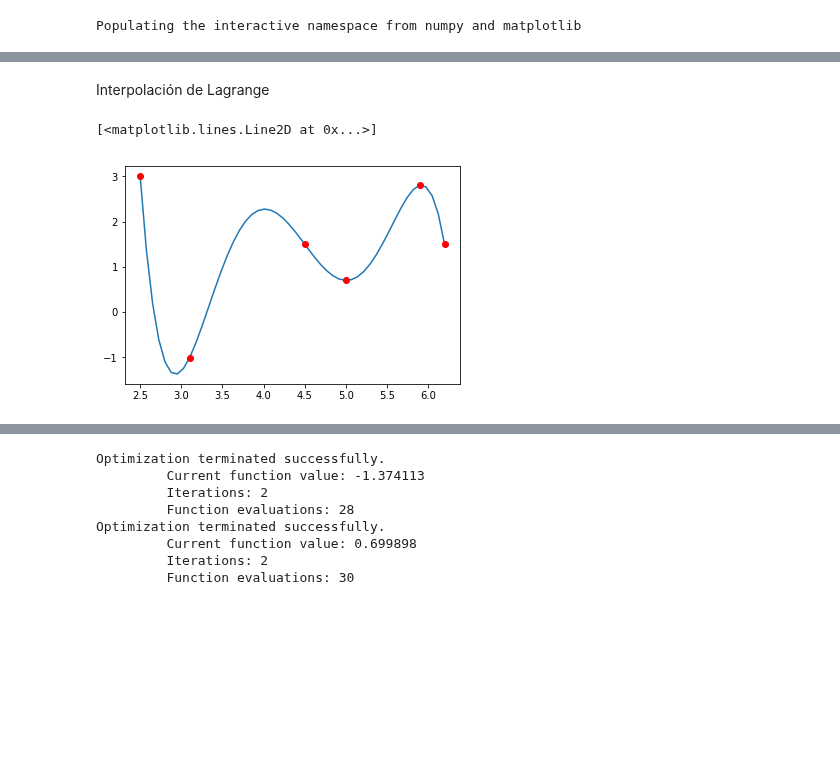
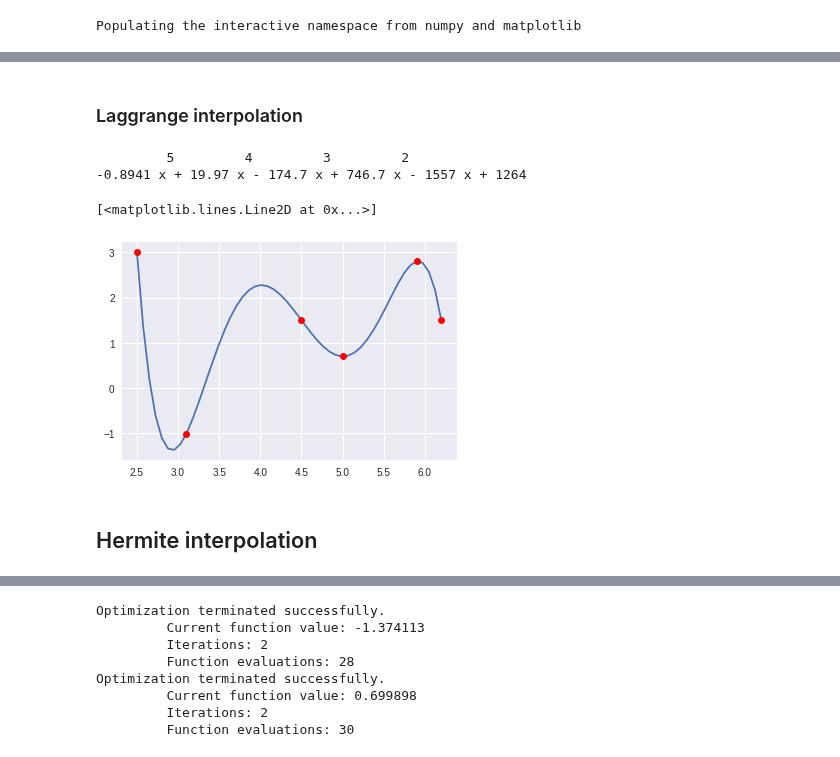
Before and after one commit to restrepo/ComputationalMethods, a Jupyter notebook: material/Minimization.ipynb, the cells around one changed output, grey strips where cells are left out. Cells and saved outputs as stored; diff of their text form; code cells hidden in the pictures; blank space fills up the shorter version.

```diff
--- a/material/Minimization.ipynb
+++ b/material/Minimization.ipynb
@@ -25,3 +19,4 @@ Puntos a intrepolar
 # %%
-X=[2.5,3.1,4.5,5,5.9,6.2]
-Y=[3,-1.01,1.5,0.7,2.8,1.5]
+df=pd.DataFrame({'X':[2.5,3.1,4.5,5,5.9,6.2],
+              'Y':[3,-1.01,1.5,0.7,2.8,1.5]})
+df
@@ -28,11 +31,18 @@ Y=[3,-1.01,1.5,0.7,2.8,1.5]
-# %% [markdown]
-Interpolación de Lagrange
+# %% [markdown]
+### Laggrange interpolation
 # %%
-pol=interpolate.lagrange(X,Y)
-x=np.linspace(X[0],X[5])
+pol=interpolate.lagrange(df.X,df.Y)
+x=np.linspace(df.X.iloc[0],df.X.iloc[-1])
+# %%
+print(pol)
+# %% [output]
+         5         4         3         2
+-0.8941 x + 19.97 x - 174.7 x + 746.7 x - 1557 x + 1264
 # %%
 plt.plot(x,pol(x))
-plt.plot(X,Y,'ro')
+plt.plot(df.X,df.Y,'ro')
 # %% [output]
 [<matplotlib.lines.Line2D at 0x...>]
-[figure, old version]
+[figure, new version]
+# %% [markdown]
+## Hermite interpolation
```
Also changed, not shown: parts of 17 cells of this notebook.
